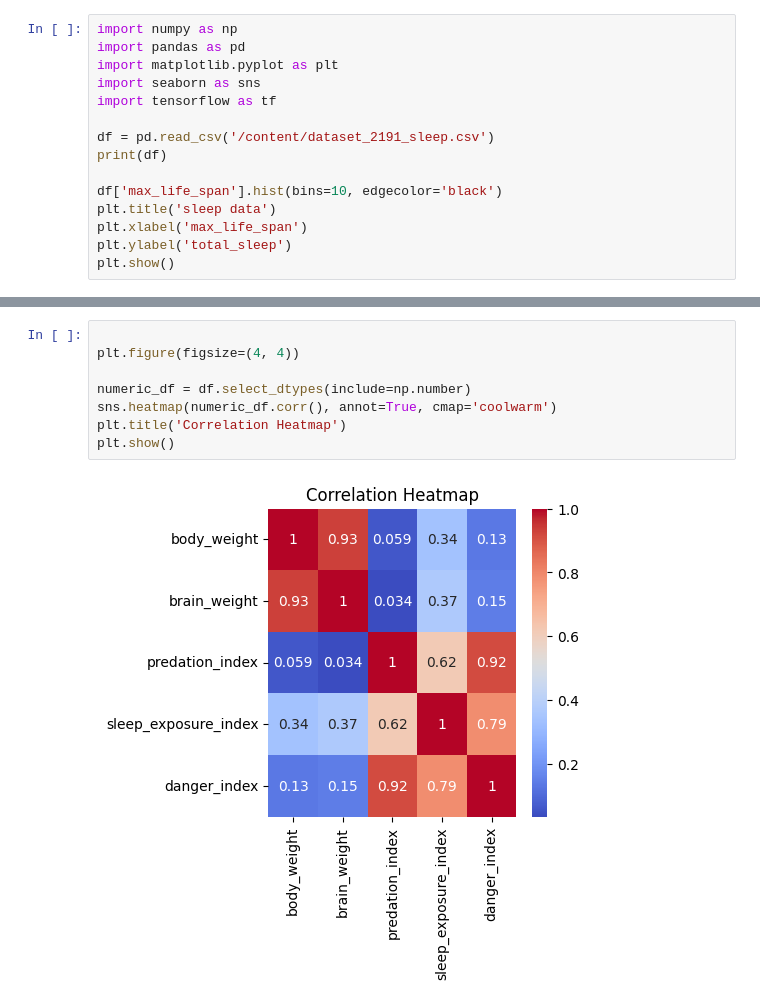
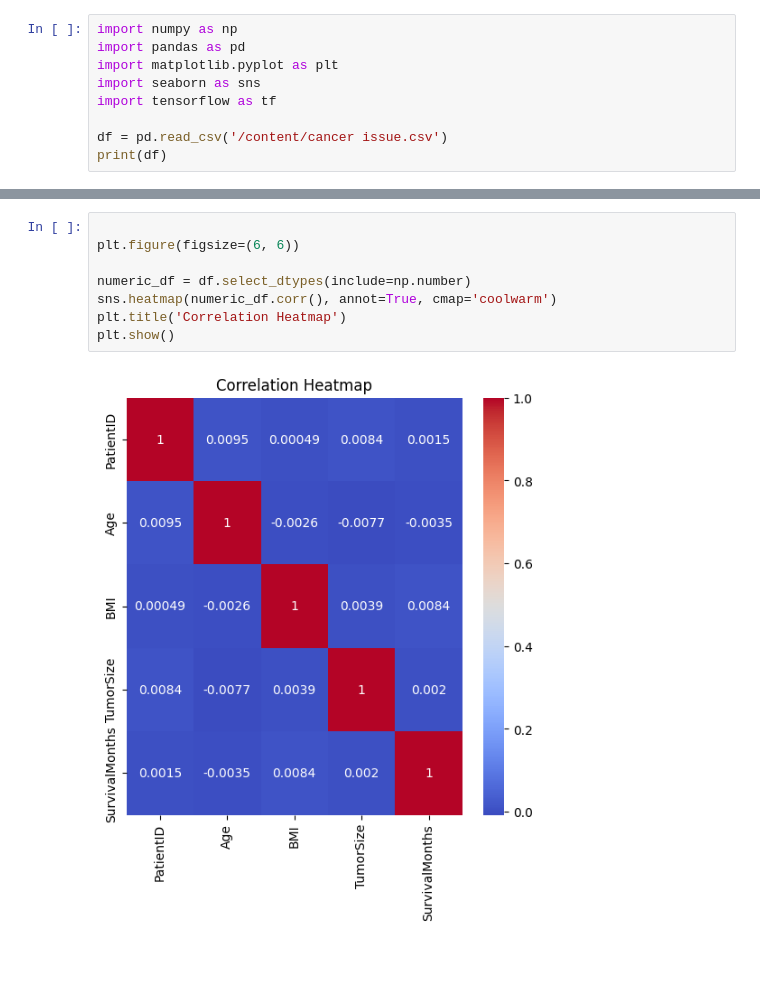
Before and after one commit to 43pratik/ML_lab, a Jupyter notebook: Prac_1.ipynb, the cells around one changed output, grey strips where cells are left out. Drawn from its saved outputs; the diff is of its cells as text; blank space fills up the shorter version.

```diff
--- a/Prac_1.ipynb
+++ b/Prac_1.ipynb
@@ -7,12 +7,6 @@ import matplotlib.pyplot as plt
 import seaborn as sns
 import tensorflow as tf
 
-df = pd.read_csv('/content/dataset_2191_sleep.csv')
+df = pd.read_csv('/content/cancer issue.csv')
 print(df)
-
-df['max_life_span'].hist(bins=10, edgecolor='black')
-plt.title('sleep data')
-plt.xlabel('max_life_span')
-plt.ylabel('total_sleep')
-plt.show()
 # %% [output]
@@ -37,10 +38,10 @@ plt.show()
 # %%
 
-plt.figure(figsize=(4, 4))
+plt.figure(figsize=(6, 6))
 
 numeric_df = df.select_dtypes(include=np.number)
 sns.heatmap(numeric_df.corr(), annot=True, cmap='coolwarm')
 plt.title('Correlation Heatmap')
 plt.show()
 # %% [output]
-[figure, old version]
+[figure, new version]
```
Also changed, not shown: parts of 2 cells of this notebook.
